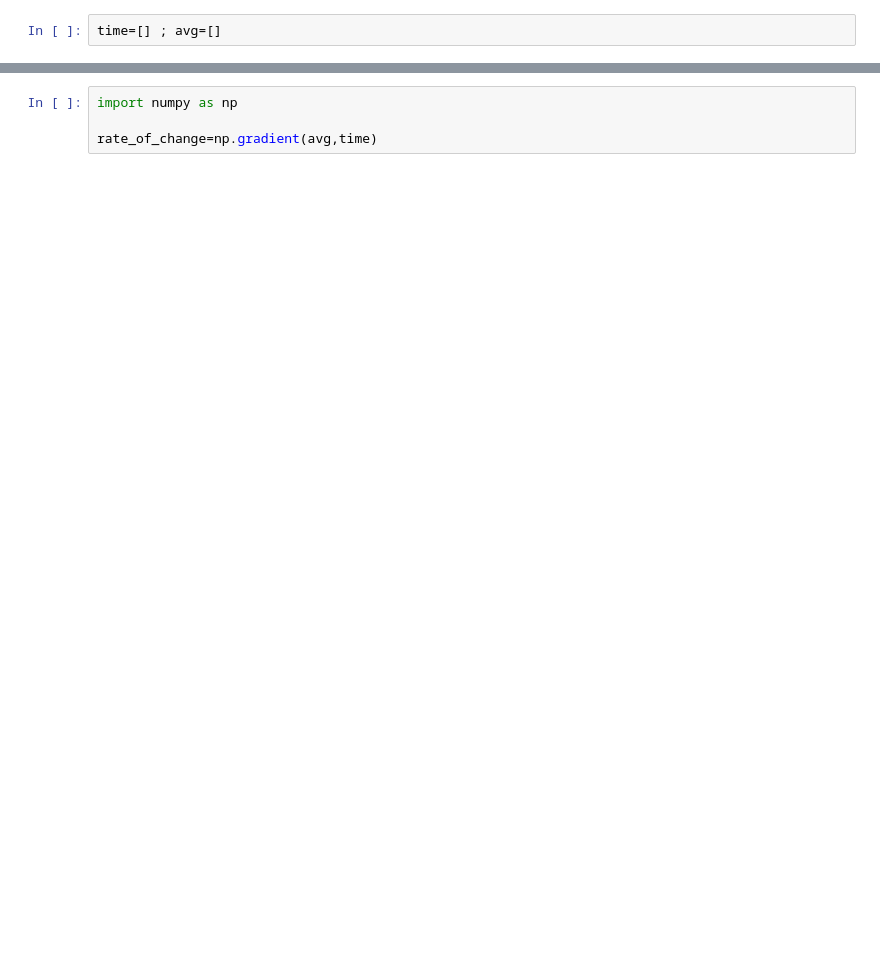
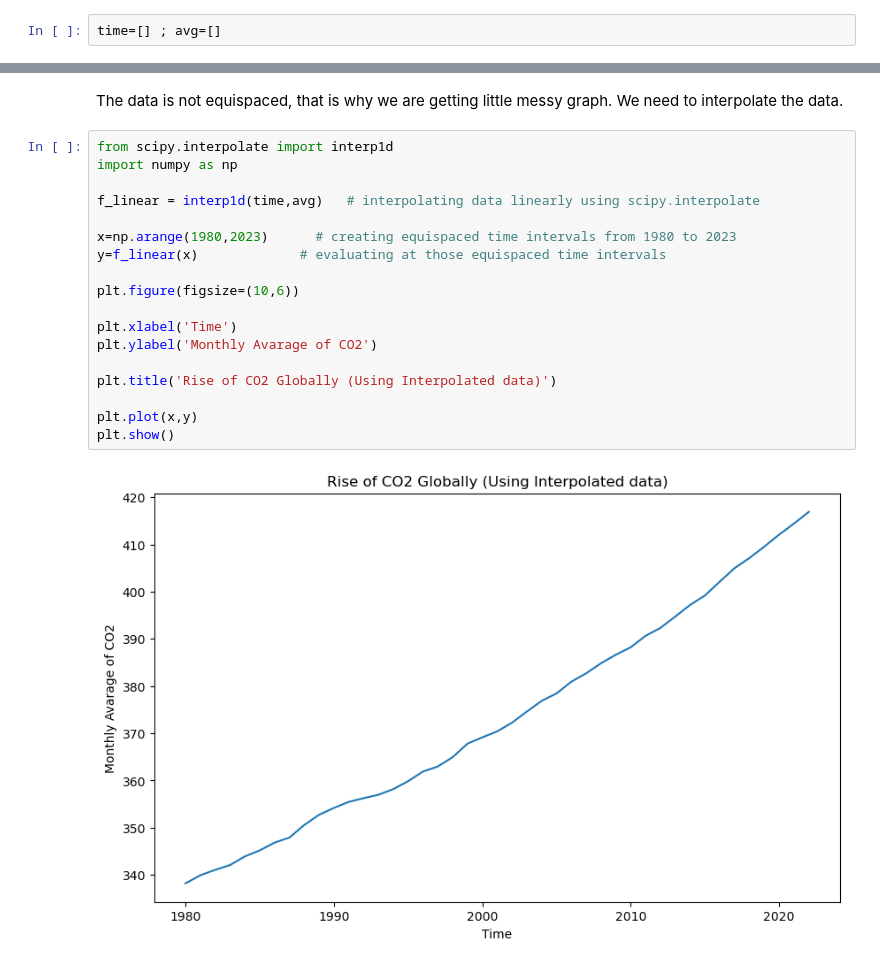
Before and after one commit to rajarshi03/ma22c036_2023_PL, a Jupyter notebook: Assignment_3/Rise_of_CO2.ipynb, the cells around one changed output, grey strips where cells are left out. Saved outputs shown, nothing was run; the diff lists cells and outputs as text; blank space fills up the shorter version.

```diff
--- a/Assignment_3/Rise_of_CO2.ipynb
+++ b/Assignment_3/Rise_of_CO2.ipynb
@@ -47,4 +53,22 @@ plt.show()
-# %%
-import numpy as np
-
-rate_of_change=np.gradient(avg,time)
+# %% [markdown]
+The data is not equispaced, that is why we are getting little messy graph. We need to interpolate the data.
+# %%
+from scipy.interpolate import interp1d
+import numpy as np
+
+f_linear = interp1d(time,avg)   # interpolating data linearly using scipy.interpolate
+
+x=np.arange(1980,2023)      # creating equispaced time intervals from 1980 to 2023
+y=f_linear(x)             # evaluating at those equispaced time intervals
+
+plt.figure(figsize=(10,6))
+
+plt.xlabel('Time')
+plt.ylabel('Monthly Avarage of CO2')
+
+plt.title('Rise of CO2 Globally (Using Interpolated data)')
+
+plt.plot(x,y)
+plt.show()
+# %% [output]
+[figure, added]
```
Also changed, not shown: parts of 6 cells of this notebook.
